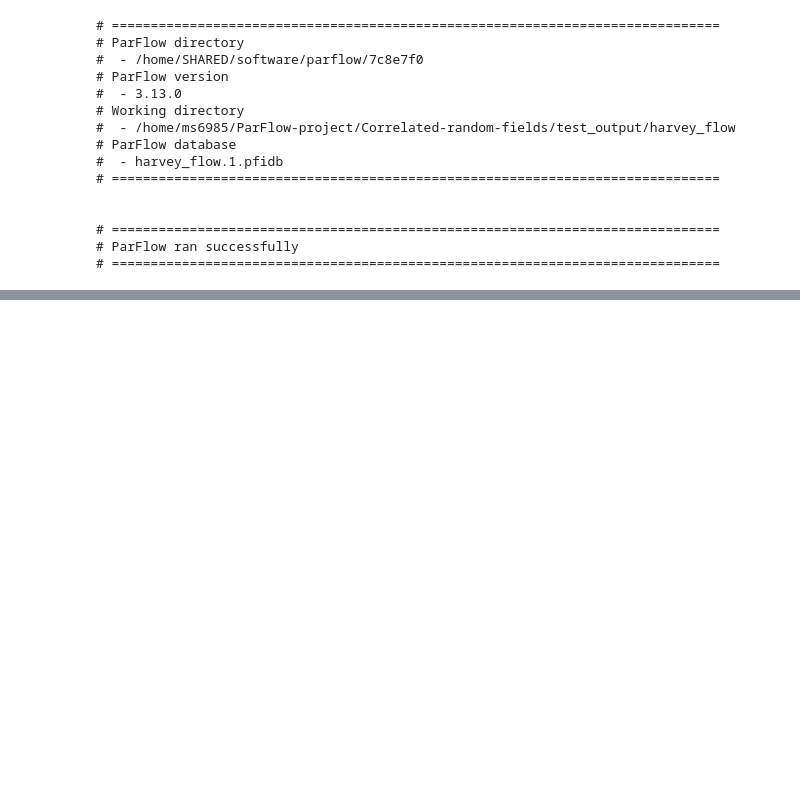
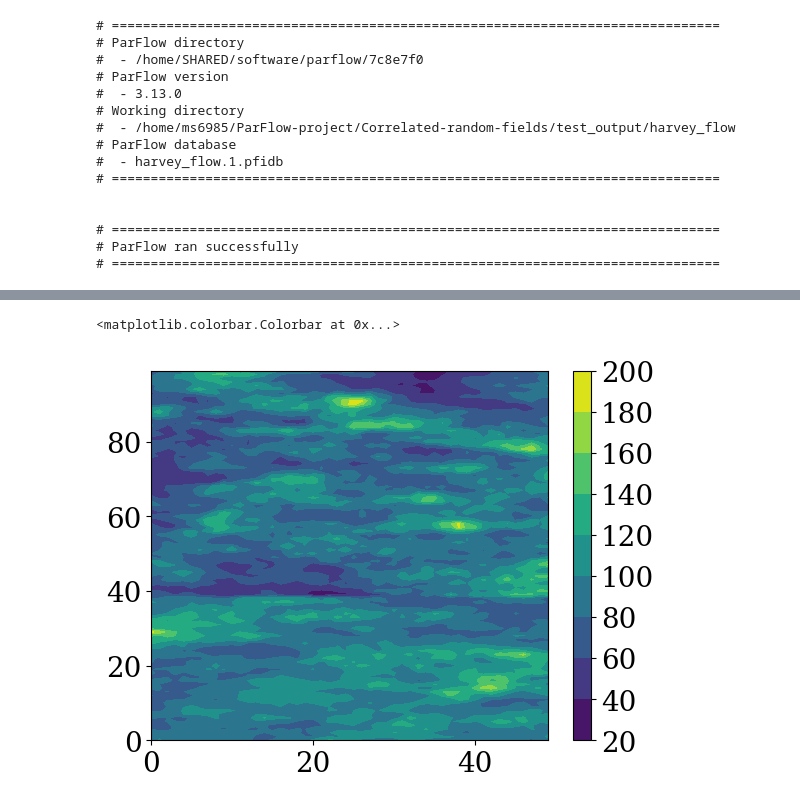
Before and after one commit to mashadab/ParFlow-project, a Jupyter notebook: Correlated-random-fields/Correlated-random-fields-Harvey.ipynb, the cells around one changed output, grey strips where cells are left out. Drawn from its saved outputs; the diff is of its cells as text; code cells hidden in the pictures; blank space fills up the shorter version.

```diff
--- a/Correlated-random-fields/Correlated-random-fields-Harvey.ipynb
+++ b/Correlated-random-fields/Correlated-random-fields-Harvey.ipynb
@@ -505,0 +408,9 @@ NameError: name 'mask' is not defined
+# %%
+xpermeability_path = os.path.join(dir_name, "harvey_flow.1.out.perm_x.pfb")
+xpermeability      = read_pfb(xpermeability_path)
+
+plt.contourf(xpermeability[:,0,:])
+plt.colorbar()
+# %% [output]
+<matplotlib.colorbar.Colorbar at 0x...>
+[figure, added]
```
Also changed, not shown: parts of 12 cells of this notebook.
